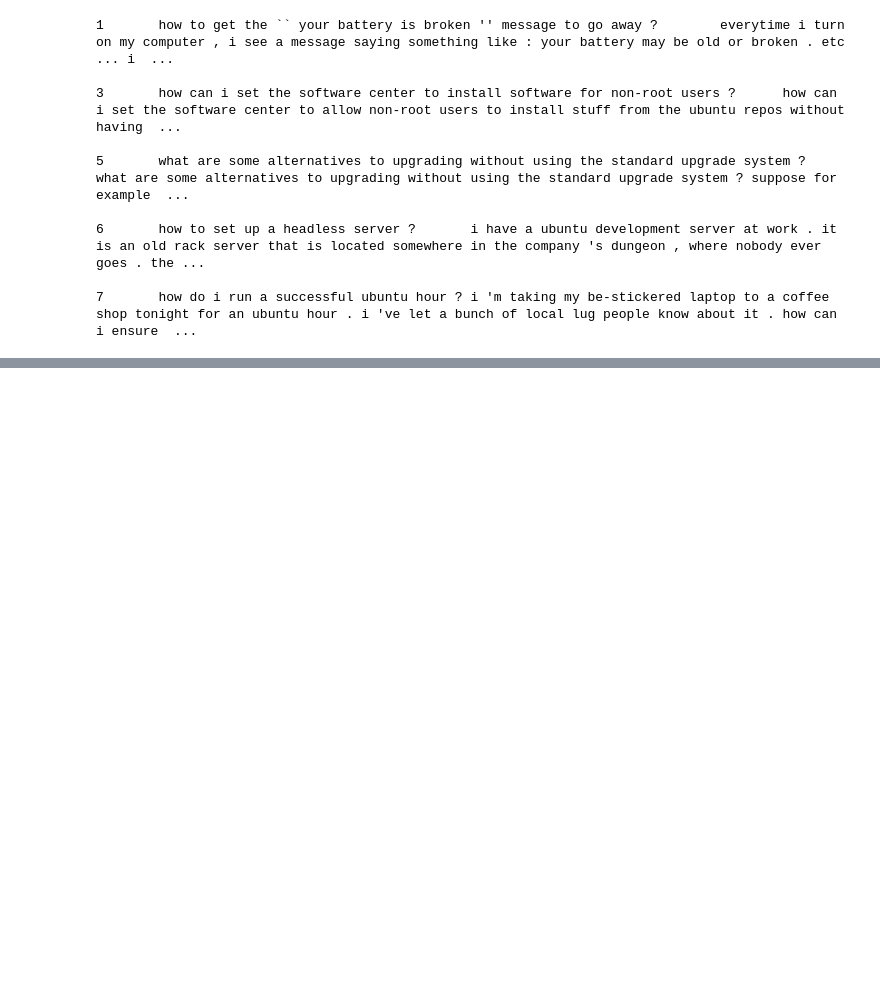
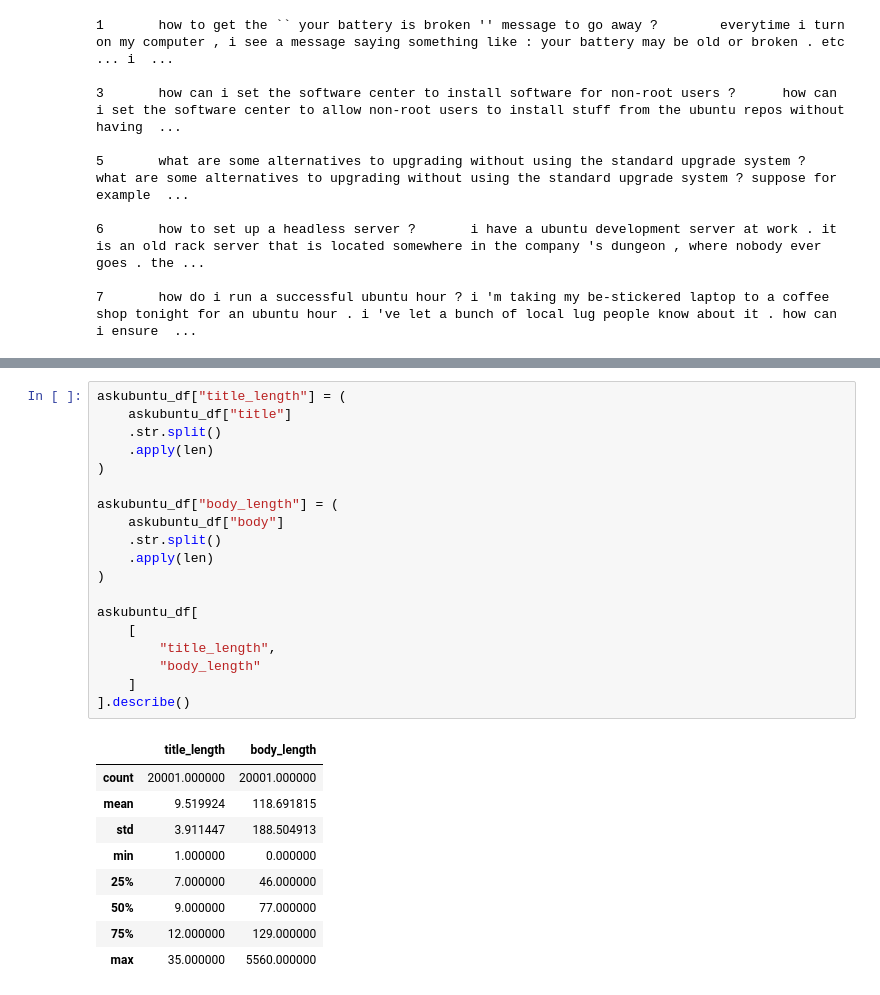
Before and after one commit to farzadismyid/semantic_response_convergence, a Jupyter notebook: src/notebooks/03_askubuntu_eda.ipynb, the cells around one changed output, grey strips where cells are left out. Saved outputs shown, nothing was run; the diff lists cells and outputs as text; blank space fills up the shorter version.

```diff
--- a/src/notebooks/03_askubuntu_eda.ipynb
+++ b/src/notebooks/03_askubuntu_eda.ipynb
@@ -29,0 +77,29 @@ with gzip.open(corpus_path, "rt", encoding="utf-8") as f:
+# %%
+askubuntu_df["title_length"] = (
+    askubuntu_df["title"]
+    .str.split()
+    .apply(len)
+)
+
+askubuntu_df["body_length"] = (
+    askubuntu_df["body"]
+    .str.split()
+    .apply(len)
+)
+
+askubuntu_df[
+    [
+        "title_length",
+        "body_length"
+    ]
+].describe()
+# %% [output]
+|  | title_length | body_length |
+| count | 20001.000000 | 20001.000000 |
+| mean | 9.519924 | 118.691815 |
+| std | 3.911447 | 188.504913 |
+| min | 1.000000 | 0.000000 |
+| 25% | 7.000000 | 46.000000 |
+| 50% | 9.000000 | 77.000000 |
+| 75% | 12.000000 | 129.000000 |
+| max | 35.000000 | 5560.000000 |
```
Also changed, not shown: parts of 7 cells of this notebook, 2 other files.
